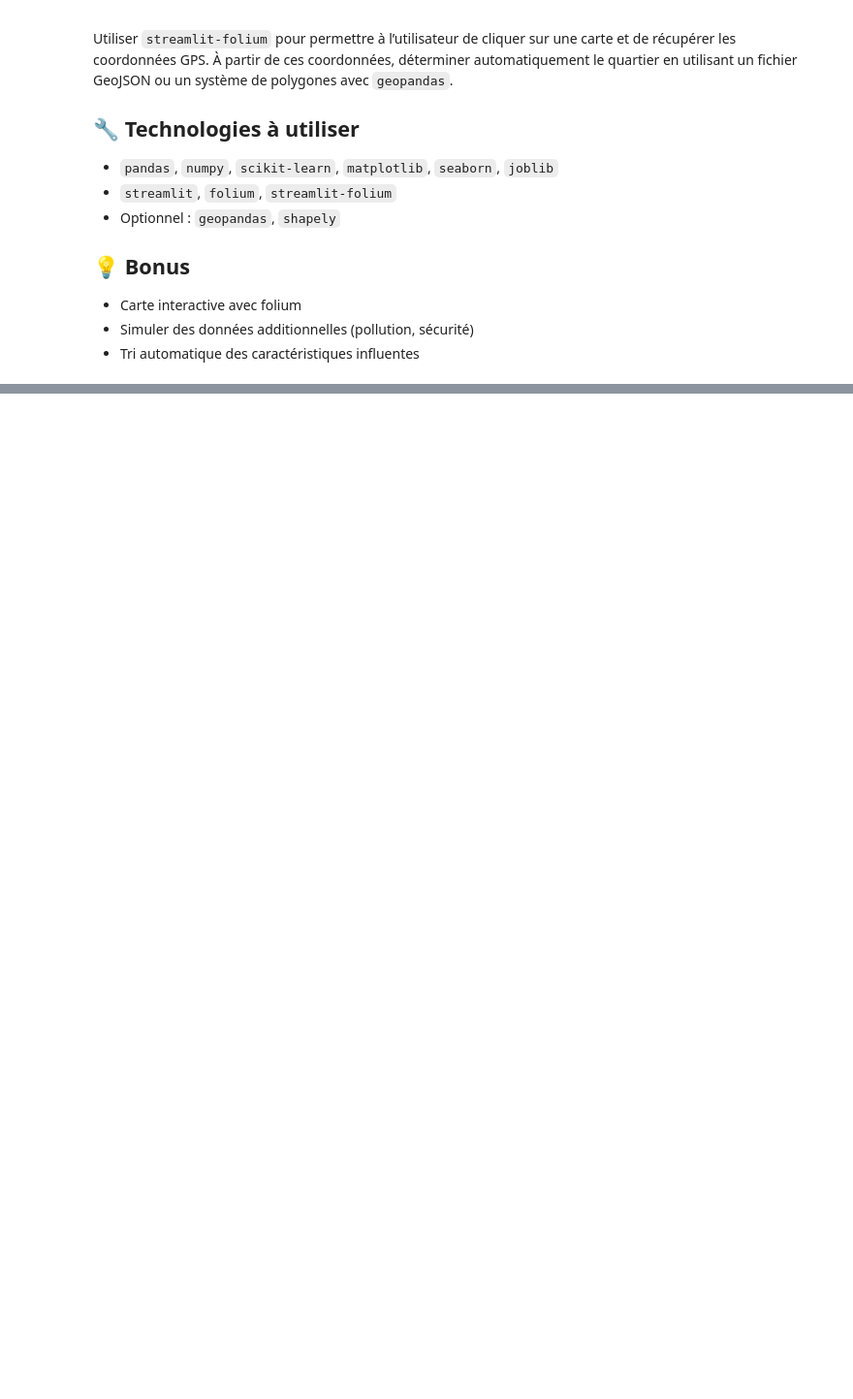
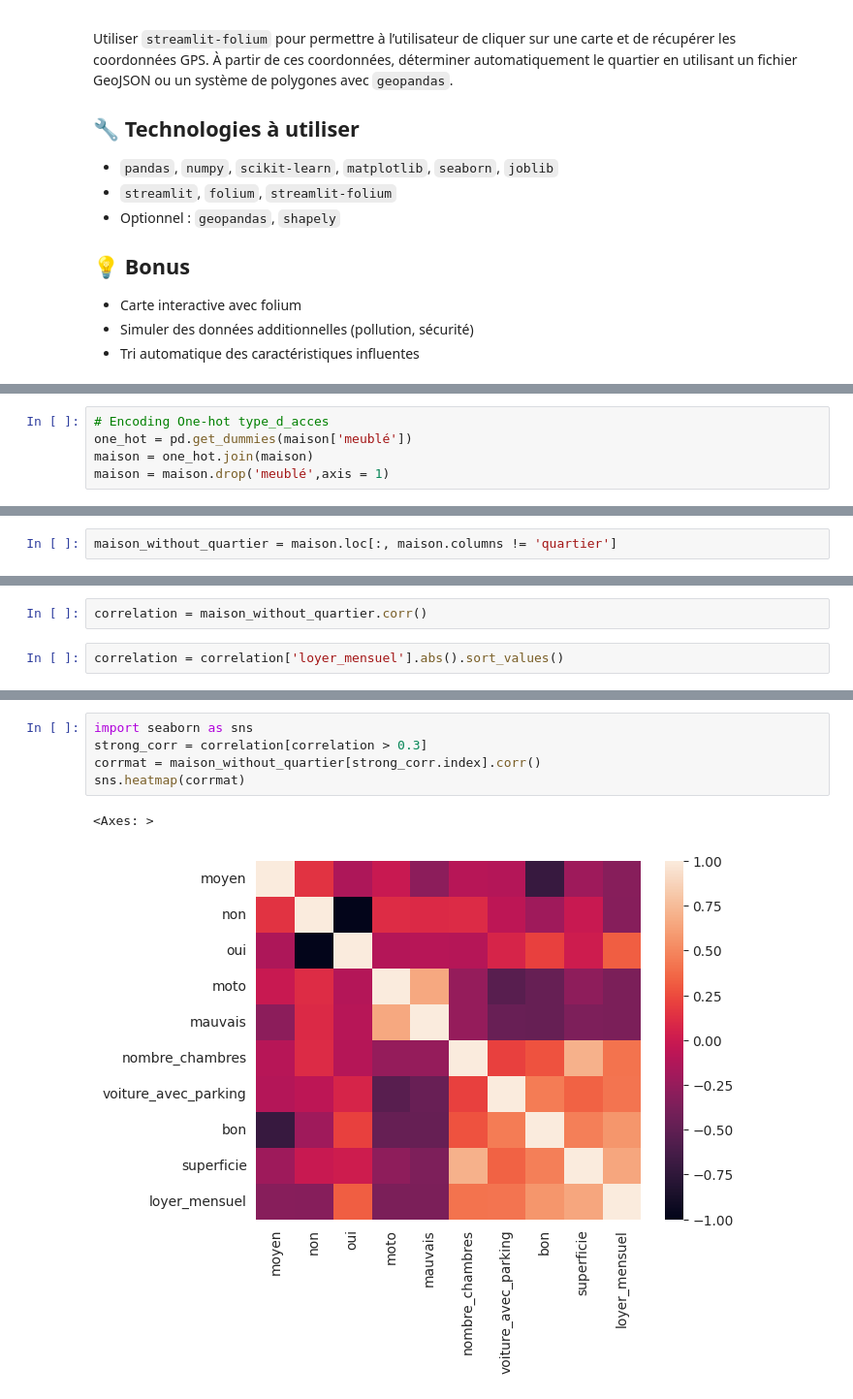
Before and after one commit to maheryfit/ML_ITU_1, a Jupyter notebook: TP_Regression_lineaire.ipynb, the cells around one changed output, grey strips where cells are left out. Shown: that part at 97% size. Saved outputs shown, nothing was run; the diff lists cells and outputs as text; blank space fills up the shorter version.

```diff
--- a/TP_Regression_lineaire.ipynb
+++ b/TP_Regression_lineaire.ipynb
@@ -67,0 +235,5 @@ Utiliser `streamlit-folium` pour permettre à l’utilisateur de cliquer sur une
+# %%
+# Encoding One-hot type_d_acces
+one_hot = pd.get_dummies(maison['meublé'])
+maison = one_hot.join(maison)
+maison = maison.drop('meublé',axis = 1)
@@ -67,0 +256,2 @@ Utiliser `streamlit-folium` pour permettre à l’utilisateur de cliquer sur une
+# %%
+maison_without_quartier = maison.loc[:, maison.columns != 'quartier']
@@ -67,0 +274,4 @@ Utiliser `streamlit-folium` pour permettre à l’utilisateur de cliquer sur une
+# %%
+correlation = maison_without_quartier.corr()
+# %%
+correlation = correlation['loyer_mensuel'].abs().sort_values()
@@ -67,0 +296,8 @@ Utiliser `streamlit-folium` pour permettre à l’utilisateur de cliquer sur une
+# %%
+import seaborn as sns
+strong_corr = correlation[correlation > 0.3]
+corrmat = maison_without_quartier[strong_corr.index].corr()
+sns.heatmap(corrmat)
+# %% [output]
+<Axes: >
+[figure, added]
```
Also changed, not shown: parts of 29 cells of this notebook, 1 other file.
